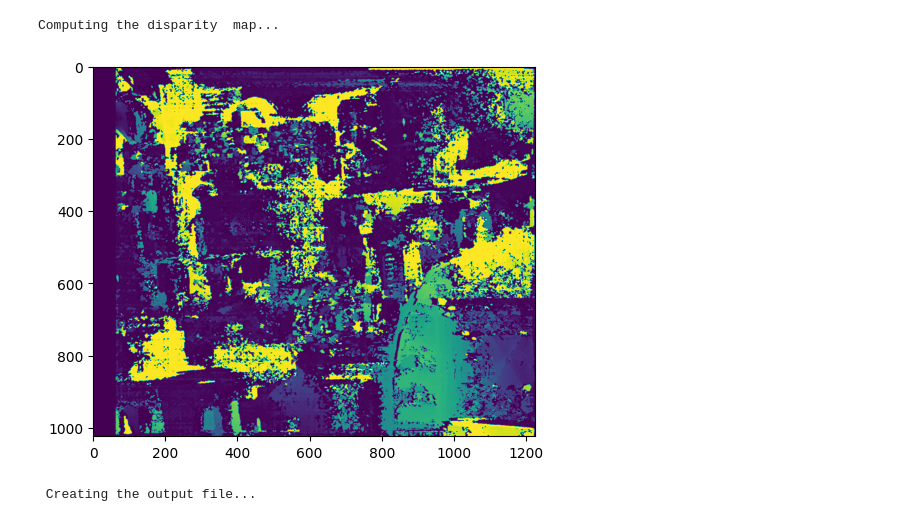
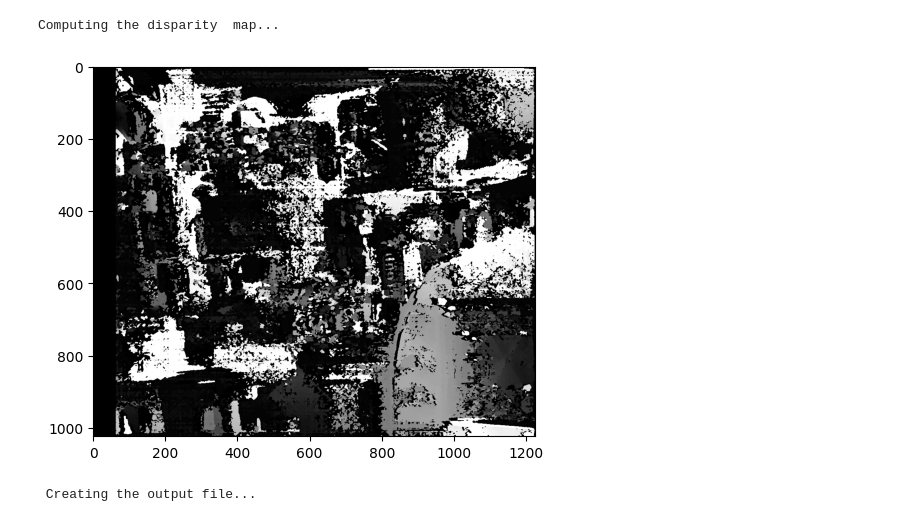
Before and after one commit to CO-FOE-USJ/co4204---practical-2---camera-calibration-dhanushka365, a Jupyter notebook: Task 3(another copy).ipynb, the cells around one changed output. Cells and saved outputs as stored; diff of their text form; code cells hidden in the pictures.

```diff
--- a/Task 3(another copy).ipynb
+++ b/Task 3(another copy).ipynb
@@ -289,10 +342,11 @@ disparity_map = stereo.compute(img_1_downsampled_l, img_2_downsampled_r)
 Computing the disparity  map...
 # %%
 #Show disparity map before generating 3D cloud to verify that point cloud will be usable.
-plt.imshow(disparity_map)
+plt.imshow(disparity_map , "gray")
+plt.savefig("./Outputs/stereo_SGBM_depth_sence_image.png")
 plt.show()
 # %% [output]
-[figure, old version]
+[figure, new version]
 # %%
 
 #Reproject points into 3D
```
Also changed, not shown: parts of 4 cells of this notebook, 9 other files.
